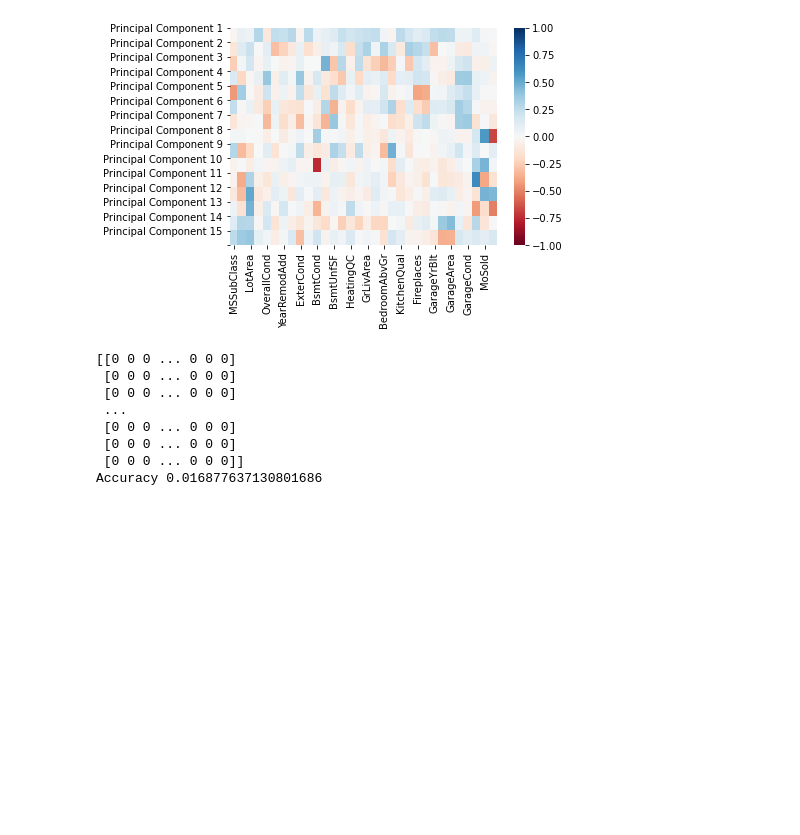
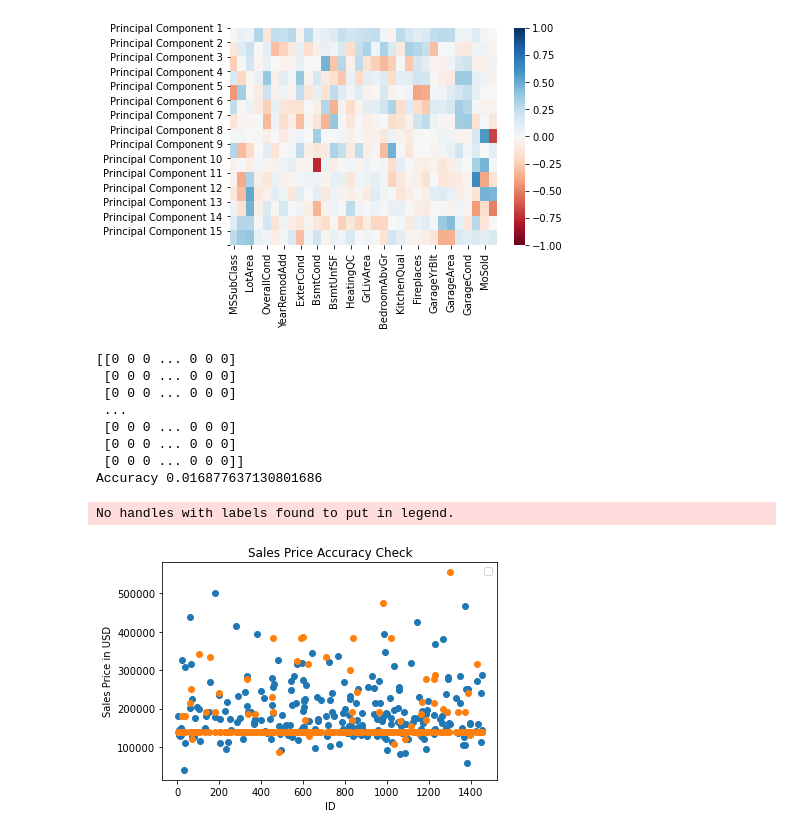
Before and after one commit to ta-data-mexpt/statistical-analysis-project, a Jupyter notebook: your-code/statistical-analysis.ipynb, the cells around one changed output. Drawn from its saved outputs; the diff is of its cells as text; code cells hidden in the pictures; blank space fills up the shorter version.

```diff
--- a/your-code/statistical-analysis.ipynb
+++ b/your-code/statistical-analysis.ipynb
@@ -202,3 +205,14 @@ print(f'Accuracy {accuracy_score(y_test, y_pred)}')
  [0 0 0 ... 0 0 0]
  [0 0 0 ... 0 0 0]]
 Accuracy 0.016877637130801686
+# %%
+fig, ax = plt.subplots()
+plt.scatter(y_test.index, y_test)
+plt.scatter(y_test.index, y_pred)
+plt.title("Sales Price Accuracy Check")
+plt.xlabel("ID")
+plt.ylabel("Sales Price in USD")
+ax.legend();
+# %% [output]
+No handles with labels found to put in legend.
+[figure, added]
```
Also changed, not shown: parts of 10 cells of this notebook.
